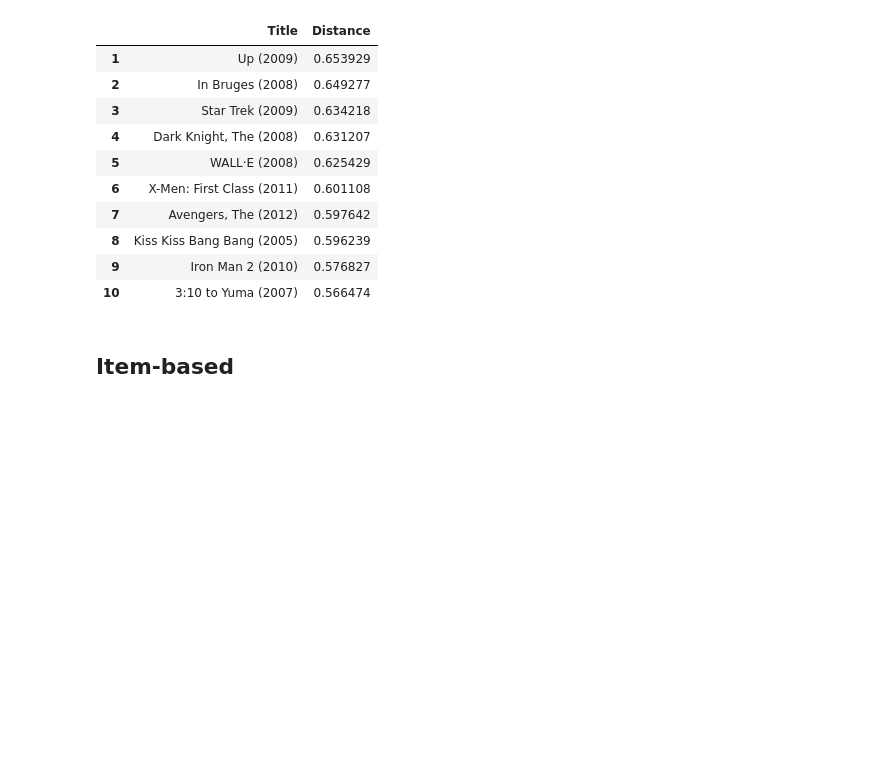
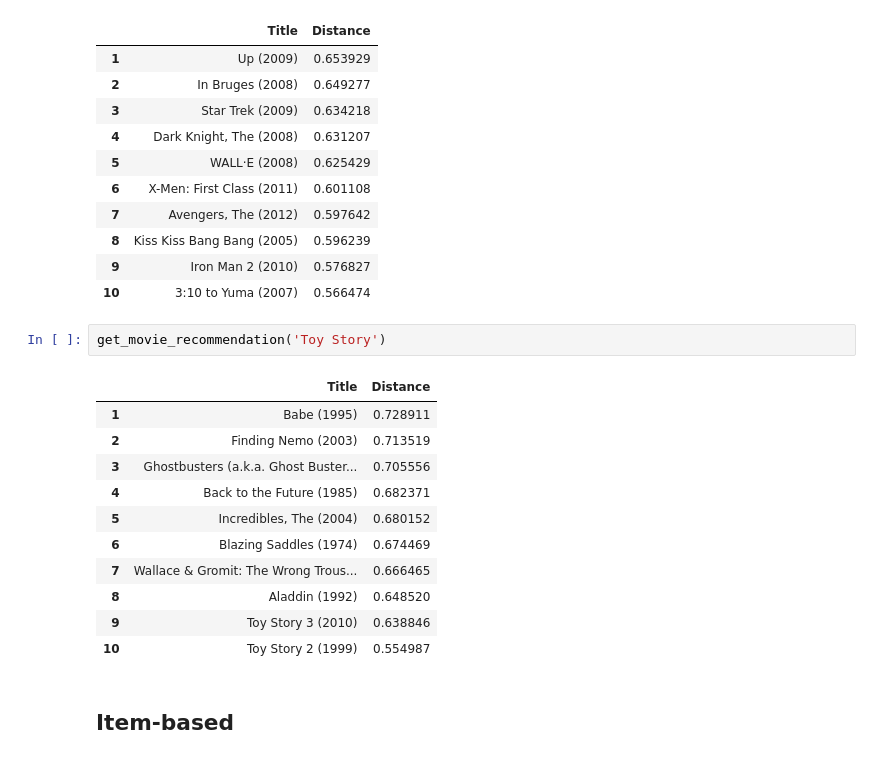
Before and after one commit to ngoduongkha/Recommendation-System, a Jupyter notebook: code.ipynb, the cells around one changed output. Saved outputs shown, nothing was run; the diff lists cells and outputs as text; blank space fills up the shorter version.

```diff
--- a/code.ipynb
+++ b/code.ipynb
@@ -290,6 +290,20 @@ get_movie_recommendation('Iron Man')
 | 8 | Kiss Kiss Bang Bang (2005) | 0.596239 |
 | 9 | Iron Man 2 (2010) | 0.576827 |
 | 10 | 3:10 to Yuma (2007) | 0.566474 |
+# %%
+get_movie_recommendation('Toy Story')
+# %% [output]
+|  | Title | Distance |
+| 1 | Babe (1995) | 0.728911 |
+| 2 | Finding Nemo (2003) | 0.713519 |
+| 3 | Ghostbusters (a.k.a. Ghost Buster... | 0.705556 |
+| 4 | Back to the Future (1985) | 0.682371 |
+| 5 | Incredibles, The (2004) | 0.680152 |
+| 6 | Blazing Saddles (1974) | 0.674469 |
+| 7 | Wallace & Gromit: The Wrong Trous... | 0.666465 |
+| 8 | Aladdin (1992) | 0.648520 |
+| 9 | Toy Story 3 (2010) | 0.638846 |
+| 10 | Toy Story 2 (1999) | 0.554987 |
 # %% [markdown]
 ## Item-based
 # %%
```
Also changed, not shown: parts of 1 cell of this notebook.
